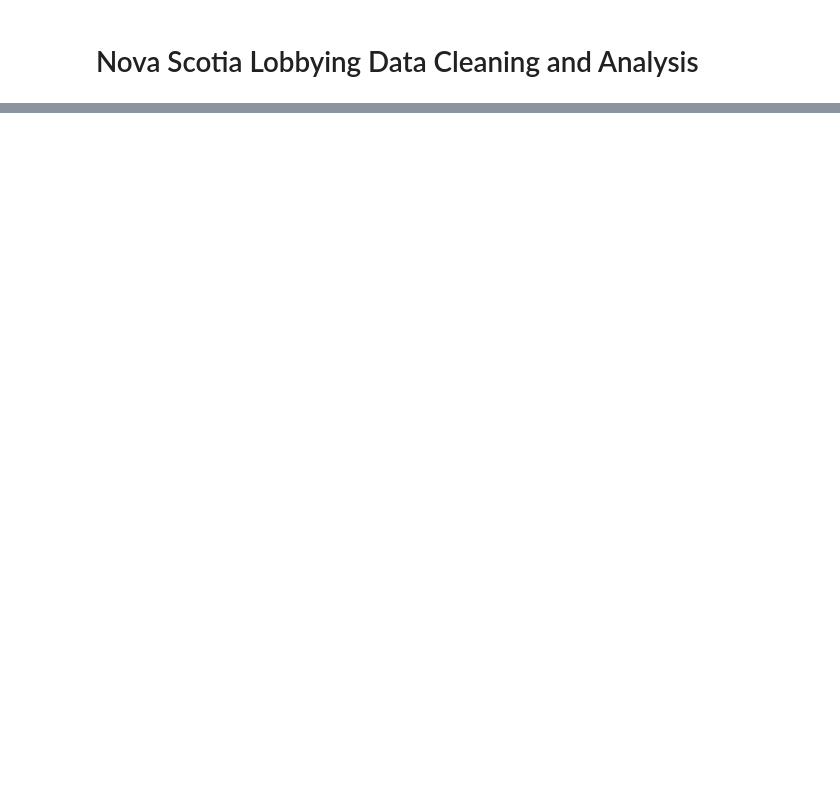
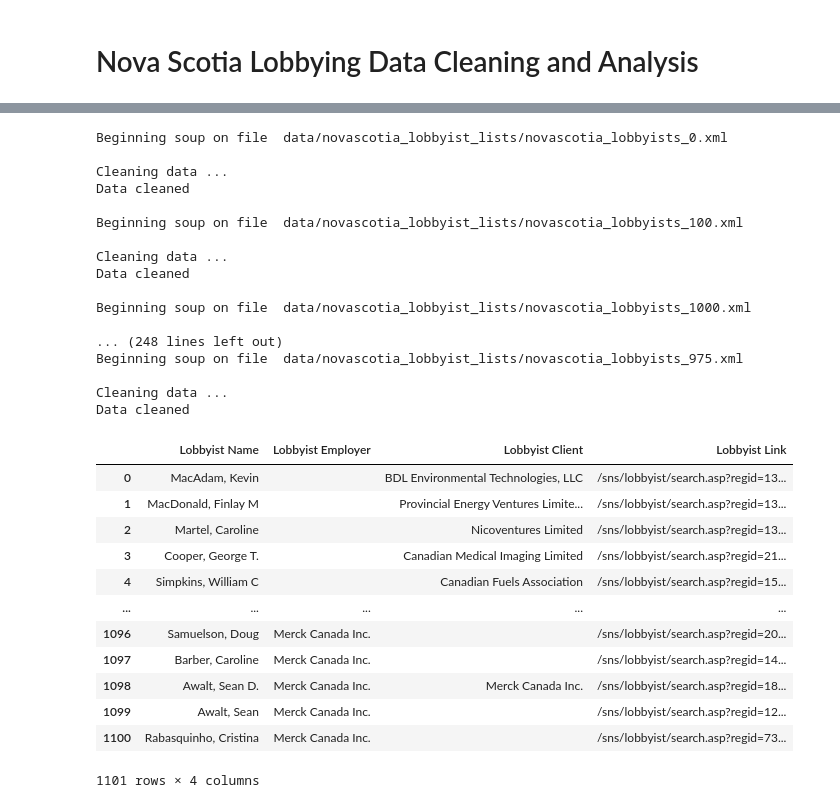
Before and after one commit to Michael-WC-Wong/ijf-web-scraper-technical-test, a Jupyter notebook: wong_ijf_scraper.ipynb, the cells around one changed output, grey strips where cells are left out. Drawn from its saved outputs; the diff is of its cells as text; code cells hidden in the pictures; blank space fills up the shorter version.

Commit message:
Partially working scraper (name, affiliation, links only) and working csv export code

```diff
--- a/wong_ijf_scraper.ipynb
+++ b/wong_ijf_scraper.ipynb
@@ -814,12 +205,0 @@ To see if Wikipedia is updated in a way that could be correlated with the accumu
-# %%
-# Do a Scopus Search on Great Barrier Reef and climate change
-query = 'TITLE-ABS-KEY("great barrier reef" AND "climate change")'
-
-search = ScopusSearch(query,verbose=True,subscriber=False)
-print(search.results[:5])
-
-pd.set_option("display.max_columns", 500)
-
-scopus_df = pd.DataFrame(search.results)
-scopus_df.to_csv("scopus_gbr_cc_search_results.csv")
-display(scopus_df)
@@ -941,0 +295,34 @@ timeseries_plots(df=wikipedia_scopus_df,
+# %%
+novascotia_lobbyist_df = lobbyist_xml_to_df(input_dir="data/novascotia_lobbyist_lists",filename="novascotia_lobbyists")#,lobbyist_df=novascotia_lobbyist_df)
+display(novascotia_lobbyist_df)
+# %% [output]
+Beginning soup on file  data/novascotia_lobbyist_lists/novascotia_lobbyists_0.xml
+
+Cleaning data ...
+Data cleaned
+
+Beginning soup on file  data/novascotia_lobbyist_lists/novascotia_lobbyists_100.xml
+
+Cleaning data ...
+Data cleaned
+
+Beginning soup on file  data/novascotia_lobbyist_lists/novascotia_lobbyists_1000.xml
+
+... (248 lines left out)
+Beginning soup on file  data/novascotia_lobbyist_lists/novascotia_lobbyists_975.xml
+
+Cleaning data ...
+Data cleaned
+|  | Lobbyist Name | Lobbyist Employer | Lobbyist Client | Lobbyist Link |
+| 0 | MacAdam, Kevin |  | BDL Environmental Technologies, LLC | /sns/lobbyist/search.asp?regid=13... |
+| 1 | MacDonald, Finlay M |  | Provincial Energy Ventures Limite... | /sns/lobbyist/search.asp?regid=13... |
+| 2 | Martel, Caroline |  | Nicoventures Limited | /sns/lobbyist/search.asp?regid=13... |
+| 3 | Cooper, George T. |  | Canadian Medical Imaging Limited | /sns/lobbyist/search.asp?regid=21... |
+| 4 | Simpkins, William C |  | Canadian Fuels Association | /sns/lobbyist/search.asp?regid=15... |
+| ... | ... | ... | ... | ... |
+| 1096 | Samuelson, Doug | Merck Canada Inc. |  | /sns/lobbyist/search.asp?regid=20... |
+| 1097 | Barber, Caroline | Merck Canada Inc. |  | /sns/lobbyist/search.asp?regid=14... |
+| 1098 | Awalt, Sean D. | Merck Canada Inc. | Merck Canada Inc. | /sns/lobbyist/search.asp?regid=18... |
+| 1099 | Awalt, Sean | Merck Canada Inc. |  | /sns/lobbyist/search.asp?regid=12... |
+| 1100 | Rabasquinho, Cristina | Merck Canada Inc. |  | /sns/lobbyist/search.asp?regid=73... |
+1101 rows × 4 columns
```
Also changed, not shown: parts of 28 cells of this notebook, 1 other file.
